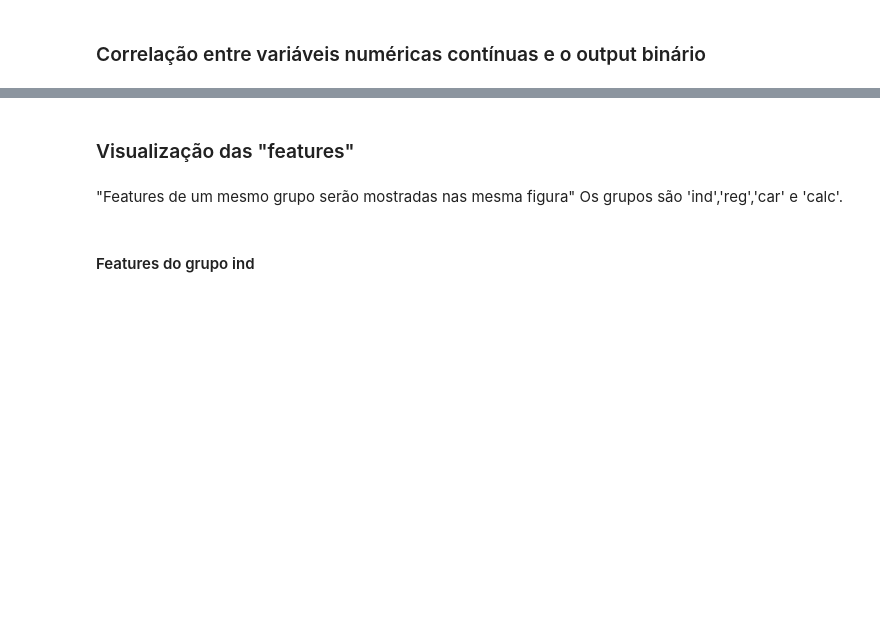
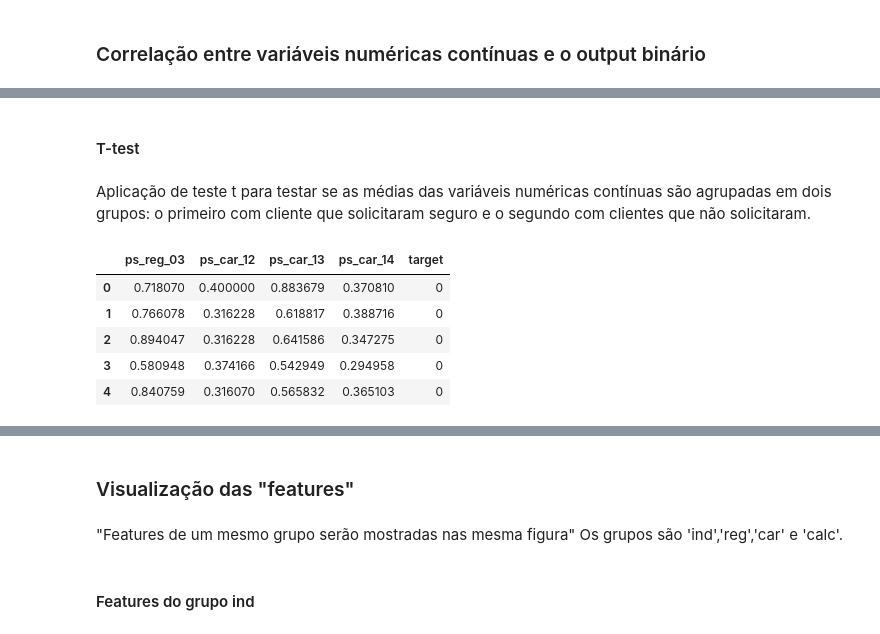
Before and after one commit to RodolfoPCruz/insurance-safe-driver-prediction, a Jupyter notebook: analise_exploratoria.ipynb, the cells around one changed output, grey strips where cells are left out. Drawn from its saved outputs; the diff is of its cells as text; code cells hidden in the pictures; blank space fills up the shorter version.

```diff
--- a/analise_exploratoria.ipynb
+++ b/analise_exploratoria.ipynb
@@ -525,0 +571,15 @@ y=train[['target']]
+# %% [markdown]
+#### T-test
+# %% [markdown]
+Aplicação de teste t para testar se as médias das variáveis numéricas contínuas são agrupadas em dois grupos:
+o primeiro com cliente que solicitaram seguro e o segundo com clientes que não solicitaram.
+# %%
+train_num_var_cont=pd.concat([train_num_var_cont,y],axis=1)
+train_num_var_cont.head()
+# %% [output]
+|  | ps_reg_03 | ps_car_12 | ps_car_13 | ps_car_14 | target |
+| 0 | 0.718070 | 0.400000 | 0.883679 | 0.370810 | 0 |
+| 1 | 0.766078 | 0.316228 | 0.618817 | 0.388716 | 0 |
+| 2 | 0.894047 | 0.316228 | 0.641586 | 0.347275 | 0 |
+| 3 | 0.580948 | 0.374166 | 0.542949 | 0.294958 | 0 |
+| 4 | 0.840759 | 0.316070 | 0.565832 | 0.365103 | 0 |
```
Also changed, not shown: parts of 15 cells of this notebook.
